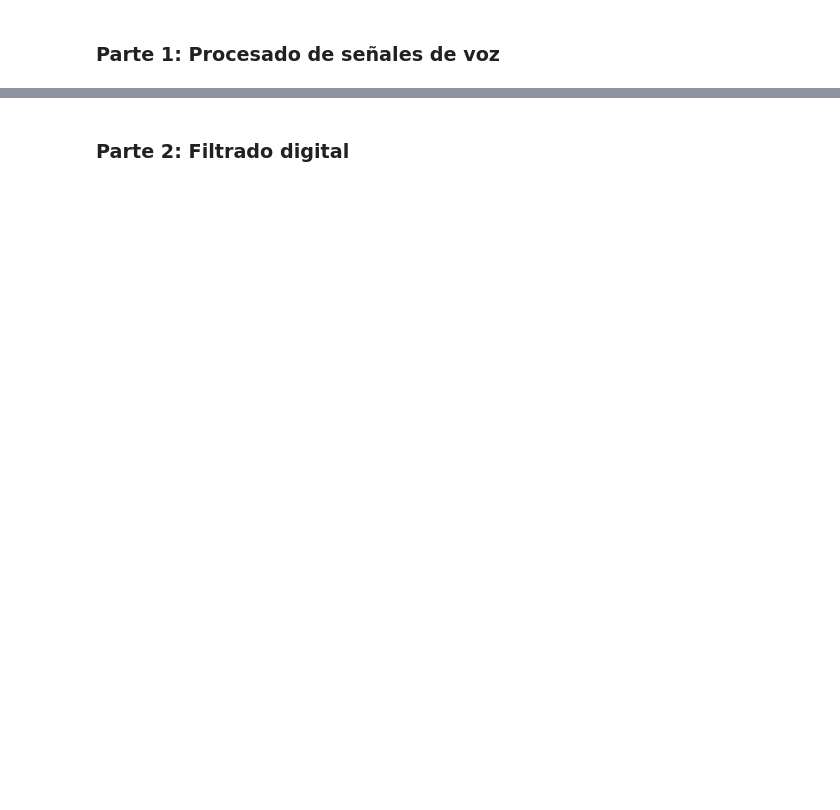
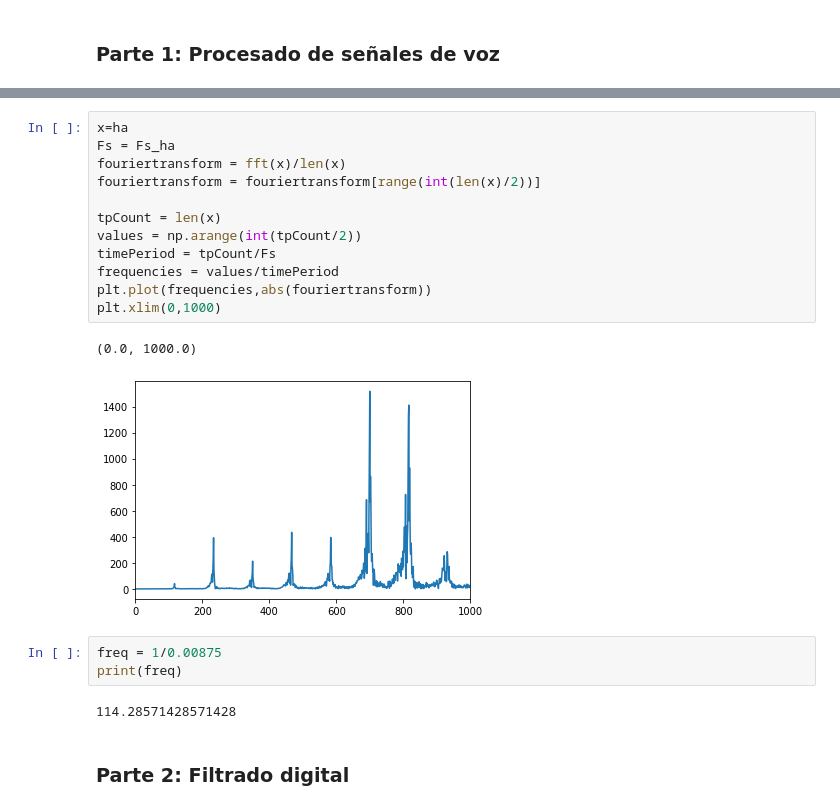
Before and after one commit to ChristopherMoralesA/Lab-Tarea-7, a Jupyter notebook: Lab_Tarea_7.ipynb, the cells around one changed output, grey strips where cells are left out. Cells and saved outputs as stored; diff of their text form; blank space fills up the shorter version.

```diff
--- a/Lab_Tarea_7.ipynb
+++ b/Lab_Tarea_7.ipynb
@@ -50,3 +57,23 @@ plt.show()
+# %%
+x=ha
+Fs = Fs_ha
+fouriertransform = fft(x)/len(x)
+fouriertransform = fouriertransform[range(int(len(x)/2))]
+
+tpCount = len(x)
+values = np.arange(int(tpCount/2))
+timePeriod = tpCount/Fs
+frequencies = values/timePeriod
+plt.plot(frequencies,abs(fouriertransform))
+plt.xlim(0,1000)
+# %% [output]
+(0.0, 1000.0)
+[figure, added]
+# %%
+freq = 1/0.00875
+print(freq)
+# %% [output]
+114.28571428571428
 # %% [markdown]
 ### Parte 2: Filtrado digital
 # %%
```
Also changed, not shown: parts of 4 cells of this notebook.
